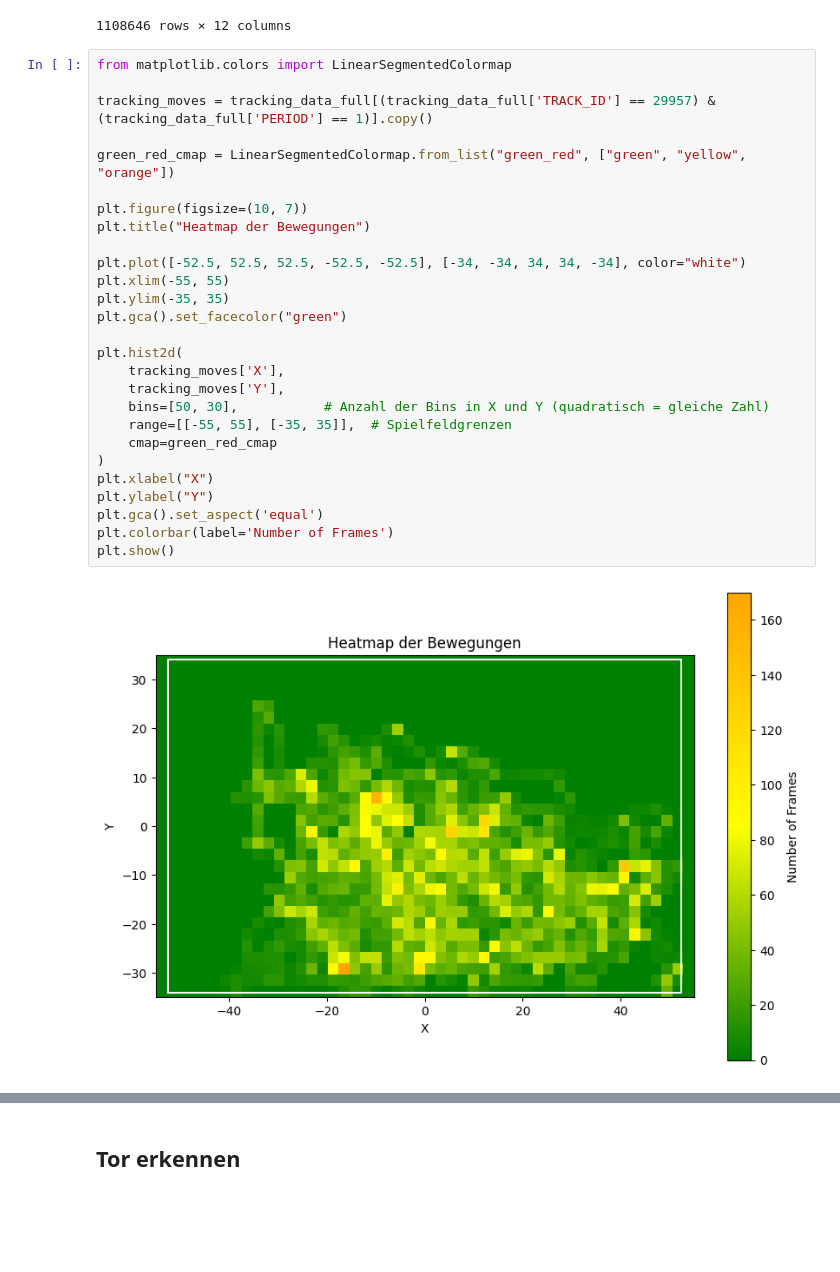
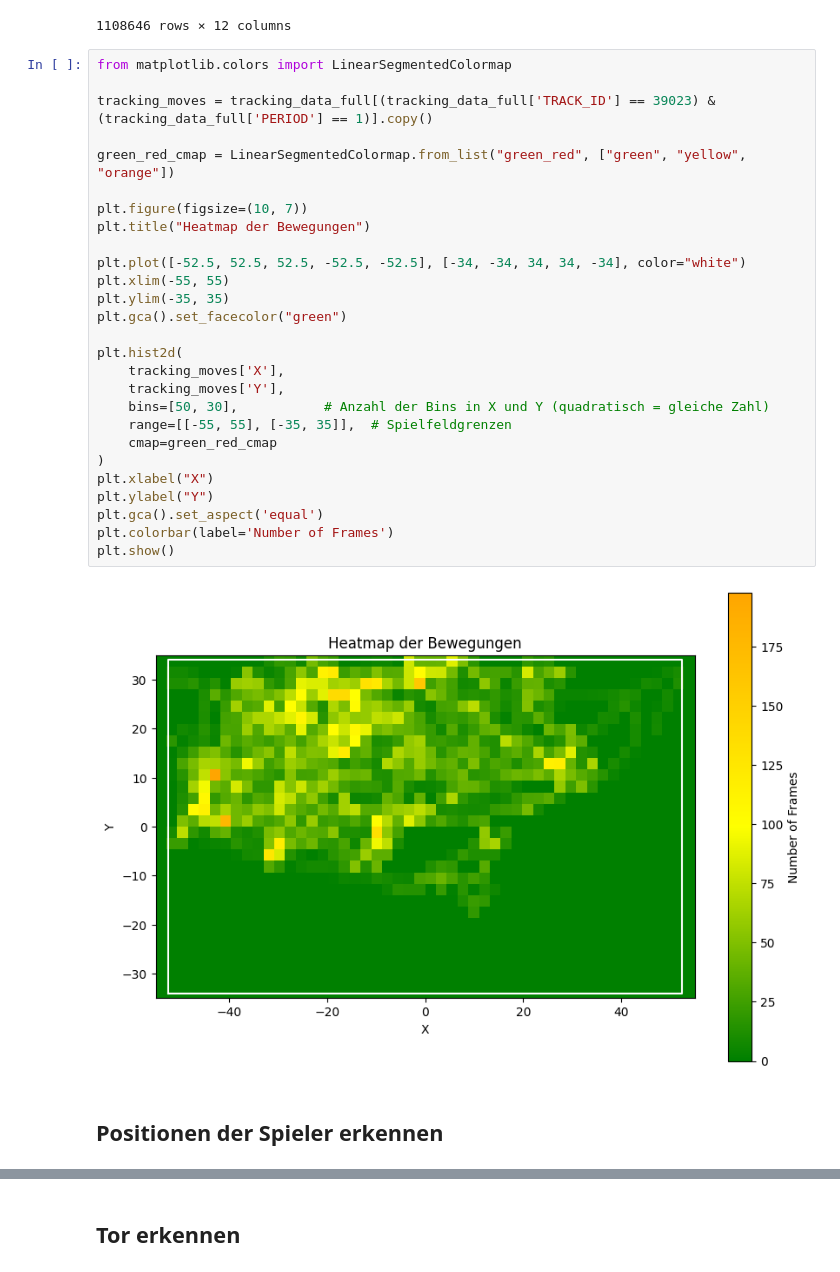
Before and after one commit to FelixFritz02/Eintracht-Data-Project, a Jupyter notebook: data_exploration.ipynb, the cells around one changed output, grey strips where cells are left out. Saved outputs shown, nothing was run; the diff lists cells and outputs as text; blank space fills up the shorter version.

```diff
--- a/data_exploration.ipynb
+++ b/data_exploration.ipynb
@@ -187,29 +198,31 @@ tracking_data_full
 # %%
 from matplotlib.colors import LinearSegmentedColormap
 
-tracking_moves = tracking_data_full[(tracking_data_full['TRACK_ID'] == 29957) & (tracking_data_full['PERIOD'] == 1)].copy()
+tracking_moves = tracking_data_full[(tracking_data_full['TRACK_ID'] == 39023) & (tracking_data_full['PERIOD'] == 1)].copy()
 
 green_red_cmap = LinearSegmentedColormap.from_list("green_red", ["green", "yellow", "orange"])
 
 plt.figure(figsize=(10, 7))
 plt.title("Heatmap der Bewegungen")
 
 plt.plot([-52.5, 52.5, 52.5, -52.5, -52.5], [-34, -34, 34, 34, -34], color="white")
 plt.xlim(-55, 55)
 plt.ylim(-35, 35)
 plt.gca().set_facecolor("green")
 
 plt.hist2d(
     tracking_moves['X'],
     tracking_moves['Y'],
     bins=[50, 30],           # Anzahl der Bins in X und Y (quadratisch = gleiche Zahl)
     range=[[-55, 55], [-35, 35]],  # Spielfeldgrenzen
     cmap=green_red_cmap
 )
 plt.xlabel("X")
 plt.ylabel("Y")
 plt.gca().set_aspect('equal')
 plt.colorbar(label='Number of Frames')
 plt.show()
 # %% [output]
-[figure, old version]
+[figure, new version]
+# %% [markdown]
+## Positionen der Spieler erkennen
```
Also changed, not shown: parts of 13 cells of this notebook, 15 other files.
